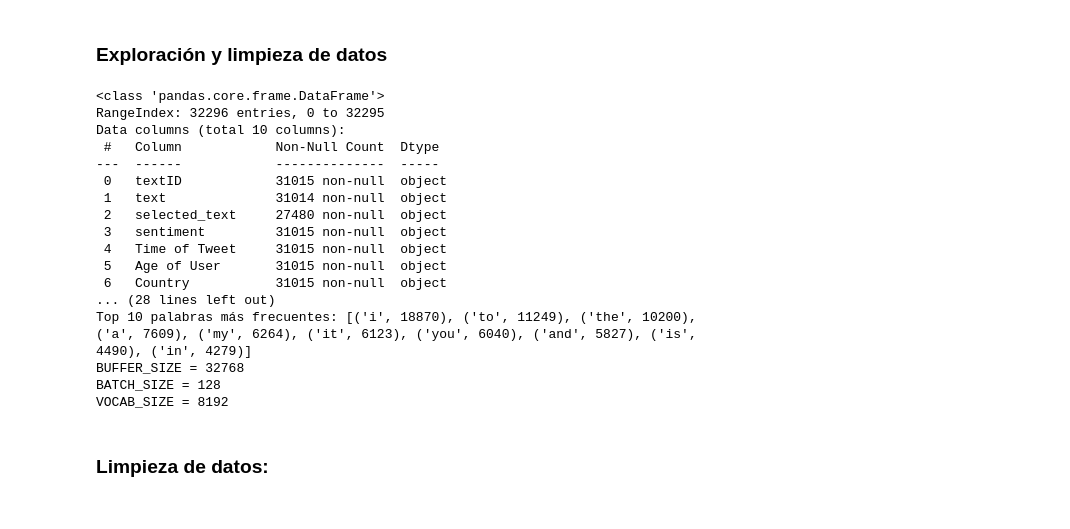
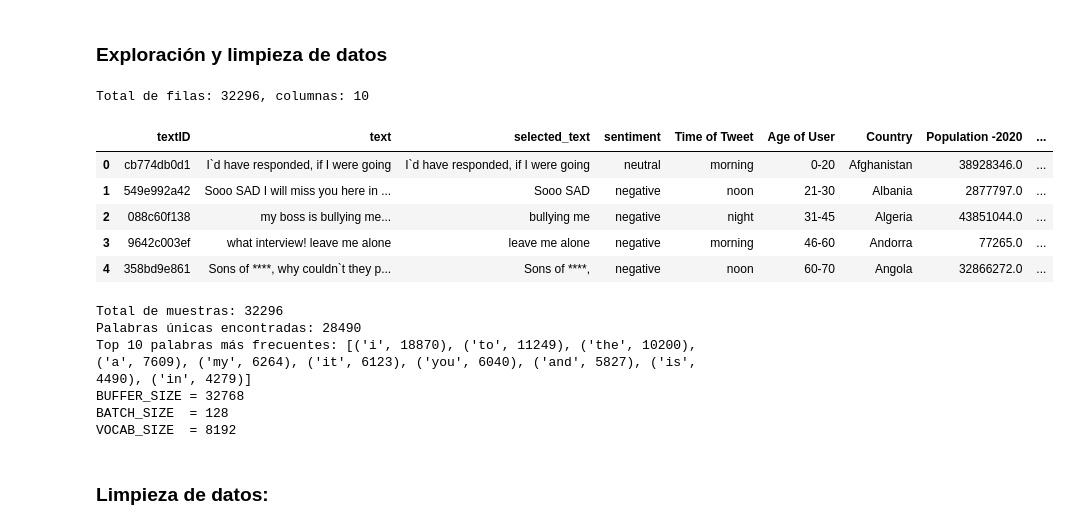
Before and after one commit to Alf-caput/UFVDeepLearning, a Jupyter notebook: P2_NaturalLanguageProcessing/PW2_embedding_2.ipynb, the cells around one changed output. Saved outputs shown, nothing was run; the diff lists cells and outputs as text; code cells hidden in the pictures.

```diff
--- a/P2_NaturalLanguageProcessing/PW2_embedding_2.ipynb
+++ b/P2_NaturalLanguageProcessing/PW2_embedding_2.ipynb
@@ -81,49 +77,44 @@ Test  shape: (4815, 9)
 # %% [markdown]
 ### Exploración y limpieza de datos
 # %%
-# 5. Juntar los DataFrames para facilitar el preprocesado
-data_df = pd.concat([train_df, test_df], ignore_index=True)      # concatenación[2]
+# 1. Combinar train y test
+data_df = pd.concat([train_df, test_df], ignore_index=True)
 
-# 6. Inspeccionar estructura básica
-print(data_df.info())
-print(data_df.head())
+# 2. Mostrar número de filas, columnas y primeras filas
+print(f"Total de filas: {data_df.shape[0]}, columnas: {data_df.shape[1]}")
+display(data_df.head())
 
-# 7. Contar palabras únicas en la columna 'text' para estimar VOCAB_SIZE
-all_text = ' '.join(data_df['text'].astype(str)).lower()
-words = re.findall(r'\b\w+\b', all_text)
-word_counts = Counter(words)
-unique_words = len(word_counts)
+# 3. Extraer texto, tokenizar y contar frecuencias
+text_series = data_df['text'].dropna().str.lower()
+tokens = re.findall(r'\b\w+\b', ' '.join(text_series))
+word_counts = Counter(tokens)
 
 print(f"Total de muestras: {data_df.shape[0]}")
-print(f"Palabras únicas encontradas: {unique_words}")
+print(f"Palabras únicas encontradas: {len(word_counts)}")
 print("Top 10 palabras más frecuentes:", word_counts.most_common(10))
 
-# 8. Definir parámetros para TensorFlow/Keras
-BUFFER_SIZE = 32768      # chivo mayor al dataset para buen shuffle 2^15
-BATCH_SIZE = 128        # potencia de 2 adecuada para GPU
-VOCAB_SIZE = 8192      # tamaño del vocabulario[4]
+# 4. Definir hiperparámetros
+BUFFER_SIZE = 32768
+BATCH_SIZE  = 128
+VOCAB_SIZE  = 8192
 
-print("BUFFER_SIZE =", BUFFER_SIZE)
-print("BATCH_SIZE =", BATCH_SIZE)
-print("VOCAB_SIZE =", VOCAB_SIZE)
+print(f"BUFFER_SIZE = {BUFFER_SIZE}")
+print(f"BATCH_SIZE  = {BATCH_SIZE}")
+print(f"VOCAB_SIZE  = {VOCAB_SIZE}")
 # %% [output]
-<class 'pandas.core.frame.DataFrame'>
-RangeIndex: 32296 entries, 0 to 32295
-Data columns (total 10 columns):
- #   Column            Non-Null Count  Dtype
----  ------            --------------  -----
- 0   textID            31015 non-null  object
- 1   text              31014 non-null  object
- 2   selected_text     27480 non-null  object
- 3   sentiment         31015 non-null  object
- 4   Time of Tweet     31015 non-null  object
- 5   Age of User       31015 non-null  object
- 6   Country           31015 non-null  object
-... (28 lines left out)
-Top 10 palabras más frecuentes: [('i', 18870), ('to', 11249), ('the', 10200), ('a', 7609), ('my', 6264), ('it', 6123), ('you', 6040), ('and', 5827), ('is', 4490), ('in', 4279)]
-BUFFER_SIZE = 32768
-BATCH_SIZE = 128
-VOCAB_SIZE = 8192
+Total de filas: 32296, columnas: 10
+|  | textID | text | selected_text | sentiment | Time of Tweet | Age of User | Country | Population -2020 | ... |
+| 0 | cb774db0d1 | I`d have responded, if I were going | I`d have responded, if I were going | neutral | morning | 0-20 | Afghanistan | 38928346.0 | ... |
+| 1 | 549e992a42 | Sooo SAD I will miss you here in ... | Sooo SAD | negative | noon | 21-30 | Albania | 2877797.0 | ... |
+| 2 | 088c60f138 | my boss is bullying me... | bullying me | negative | night | 31-45 | Algeria | 43851044.0 | ... |
+| 3 | 9642c003ef | what interview! leave me alone | leave me alone | negative | morning | 46-60 | Andorra | 77265.0 | ... |
+| 4 | 358bd9e861 | Sons of ****, why couldn`t they p... | Sons of ****, | negative | noon | 60-70 | Angola | 32866272.0 | ... |
+Total de muestras: 32296
+Palabras únicas encontradas: 28490
+Top 10 palabras más frecuentes: [('i', 18870), ('to', 11249), ('the', 10200), ('a', 7609), ('my', 6264), ('it', 6123), ('you', 6040), ('and', 5827), ('is', 4490), ('in', 4279)]
+BUFFER_SIZE = 32768
+BATCH_SIZE  = 128
+VOCAB_SIZE  = 8192
 # %% [markdown]
 ### Limpieza de datos:
 # %% [markdown]
```
Also changed, not shown: parts of 15 cells of this notebook.
